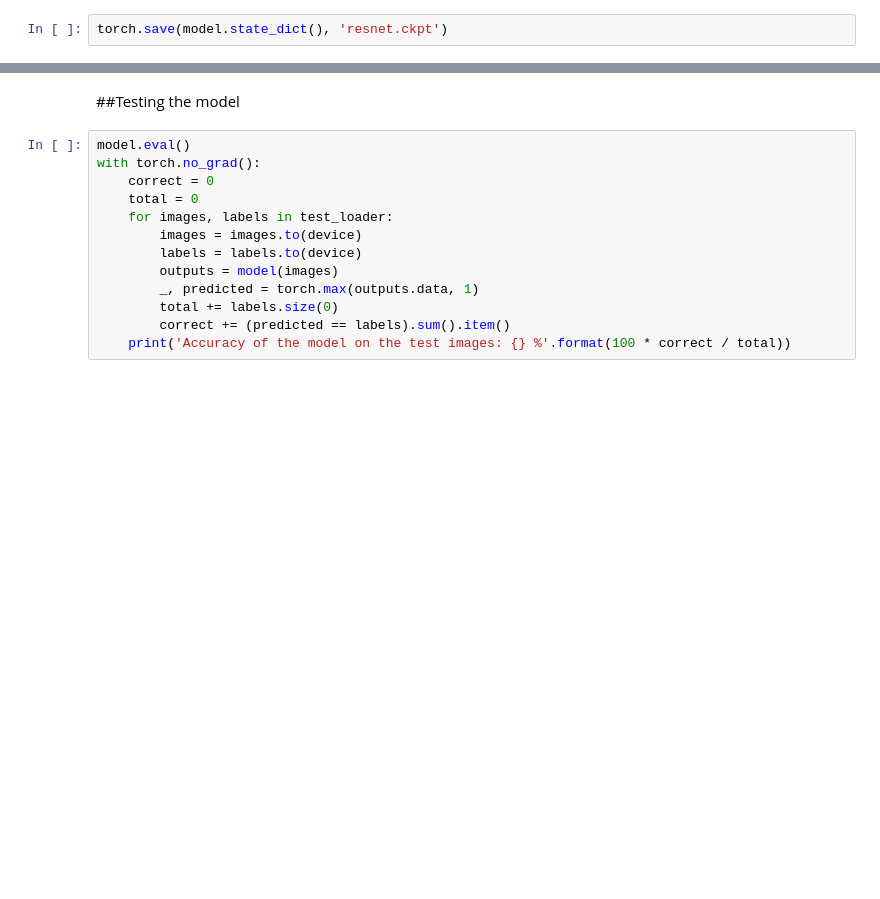
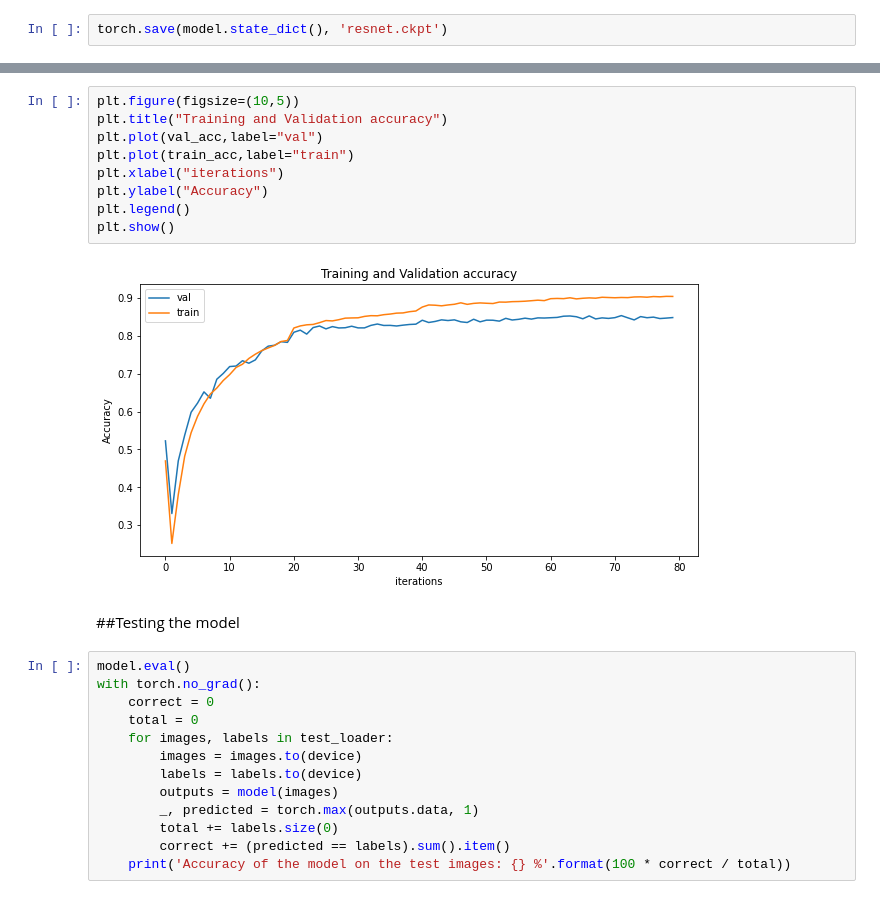
Before and after one commit to SrinithiSL/Resnet-implementation, a Jupyter notebook: ResNet_implementation.ipynb, the cells around one changed output, grey strips where cells are left out. Drawn from its saved outputs; the diff is of its cells as text; blank space fills up the shorter version.

```diff
--- a/ResNet_implementation.ipynb
+++ b/ResNet_implementation.ipynb
@@ -235,3 +237,14 @@ plt.show()
+# %%
+plt.figure(figsize=(10,5))
+plt.title("Training and Validation accuracy")
+plt.plot(val_acc,label="val")
+plt.plot(train_acc,label="train")
+plt.xlabel("iterations")
+plt.ylabel("Accuracy")
+plt.legend()
+plt.show()
+# %% [output]
+[figure, added]
 # %% [markdown]
 ##Testing the model
 # %%
```
Also changed, not shown: parts of 4 cells of this notebook.
